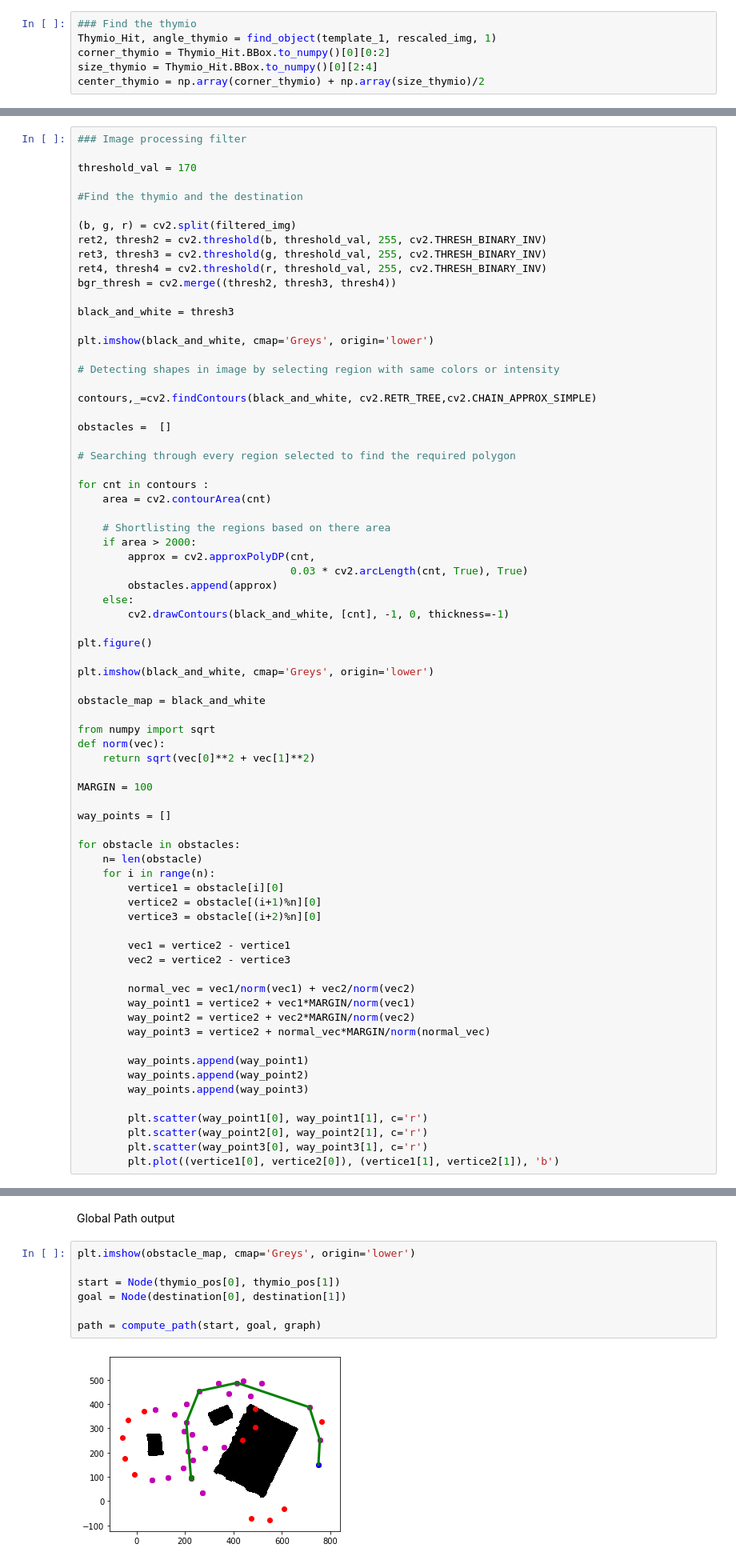
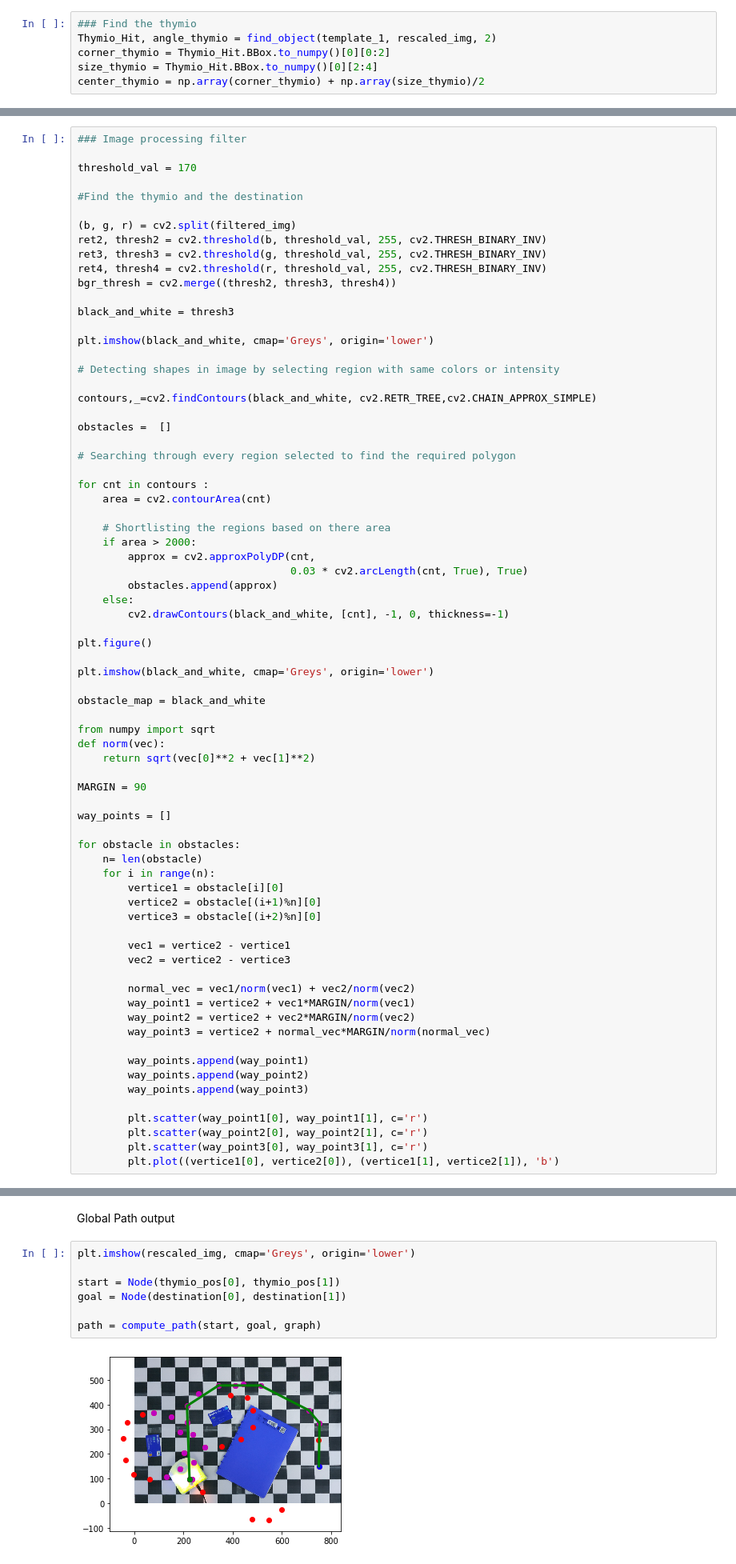
Before and after one commit to RaphLins/basics_of_MB_project, a Jupyter notebook: report.ipynb, the cells around one changed output, grey strips where cells are left out. Shown at 80% size. Cells and saved outputs as stored; diff of their text form.

Commit message:
improved graph generation + fixed imports

```diff
--- a/report.ipynb
+++ b/report.ipynb
@@ -133,7 +131,7 @@ def find_object(template, rescaled_img, angle_resolution):
     return best_Hit, theta
 # %%
 ### Find the thymio
-Thymio_Hit, angle_thymio = find_object(template_1, rescaled_img, 1)
+Thymio_Hit, angle_thymio = find_object(template_1, rescaled_img, 2)
 corner_thymio = Thymio_Hit.BBox.to_numpy()[0][0:2]
 size_thymio = Thymio_Hit.BBox.to_numpy()[0][2:4]
 center_thymio = np.array(corner_thymio) + np.array(size_thymio)/2
@@ -233,7 +231,7 @@ from numpy import sqrt
 def norm(vec):
     return sqrt(vec[0]**2 + vec[1]**2)
 
-MARGIN = 100
+MARGIN = 90
 
 way_points = []
 
@@ -443,14 +456,14 @@ def compute_path(start, goal, graph):
 # %% [markdown]
 Global Path output
 # %%
-plt.imshow(obstacle_map, cmap='Greys', origin='lower')
+plt.imshow(rescaled_img, cmap='Greys', origin='lower')
 
 start = Node(thymio_pos[0], thymio_pos[1])
 goal = Node(destination[0], destination[1])
 
 path = compute_path(start, goal, graph)
 # %% [output]
-[figure, old version]
+[figure, new version]
 # %% [markdown]
 # Filtering
 # %%
```
Also changed, not shown: parts of 7 cells of this notebook, 1 other file.
